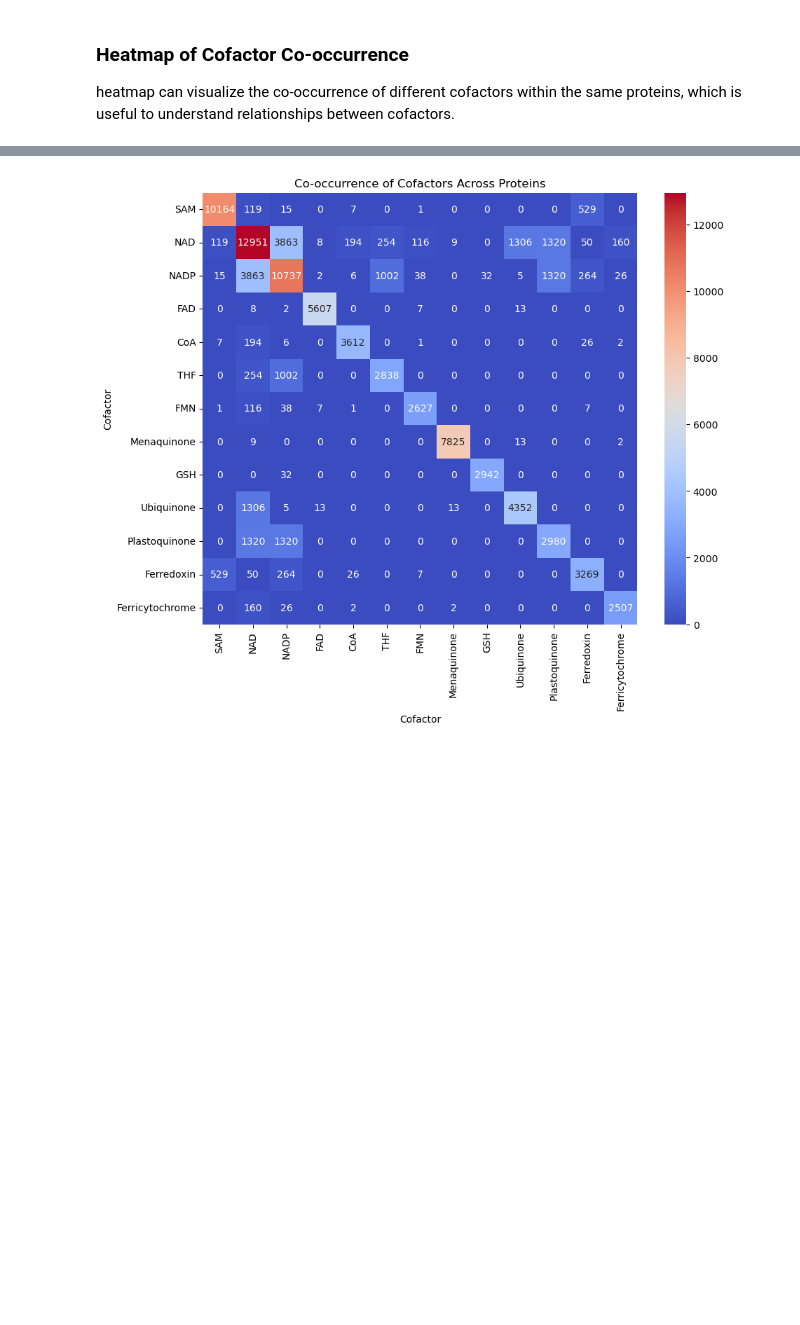
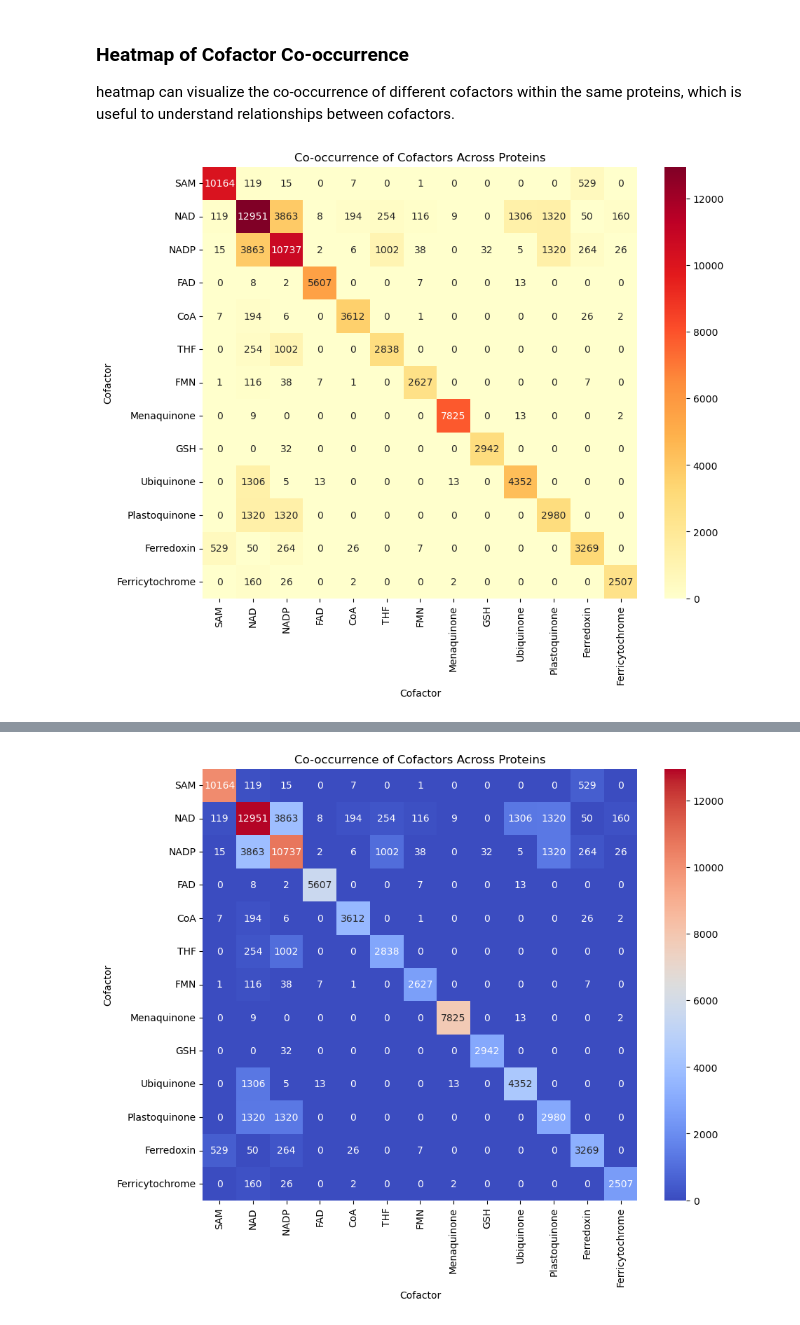
Before and after one commit to joanag05/CofactorPredictionTool, a Jupyter notebook: examples/datasets_analysis.ipynb, the cells around one changed output, grey strips where cells are left out. Drawn from its saved outputs; the diff is of its cells as text; code cells hidden in the pictures; blank space fills up the shorter version.

```diff
--- a/examples/datasets_analysis.ipynb
+++ b/examples/datasets_analysis.ipynb
@@ -537,3 +575,30 @@ Number of Duplicate ProteinIDs: 0
 
 ### Heatmap of Cofactor Co-occurrence
 heatmap can visualize the co-occurrence of different cofactors within the same proteins, which is useful to understand relationships between cofactors.
+# %%
+import matplotlib.pyplot as plt
+import seaborn as sns
+
+# Assuming 'df1' is the dataset with cofactor columns
+cofactor_columns = df1.columns[1:-1]  # Exclude 'ProteinID' and 'Sequence' columns
+
+# Calculate co-occurrence matrix
+co_occurrence_matrix = df1[cofactor_columns].T.dot(df1[cofactor_columns])
+
+# Ensure the diagonal has the total count for each cofactor
+for cofactor in cofactor_columns:
+    co_occurrence_matrix.loc[cofactor, cofactor] = df1[cofactor].sum()
+
+# Set color scale based on the range of values
+vmin = 0  # Minimum value
+vmax = co_occurrence_matrix.max().max()  # Maximum value in the matrix
+
+# Plot the heatmap with adjusted color scale
+plt.figure(figsize=(10,8))
+sns.heatmap(co_occurrence_matrix, annot=True, cmap="YlOrRd", fmt="d", vmin=vmin, vmax=vmax)
+plt.title('Co-occurrence of Cofactors Across Proteins')
+plt.xlabel('Cofactor')
+plt.ylabel('Cofactor')
+plt.show()
+# %% [output]
+[figure, added]
```
Also changed, not shown: parts of 6 cells of this notebook, 40 other files.
